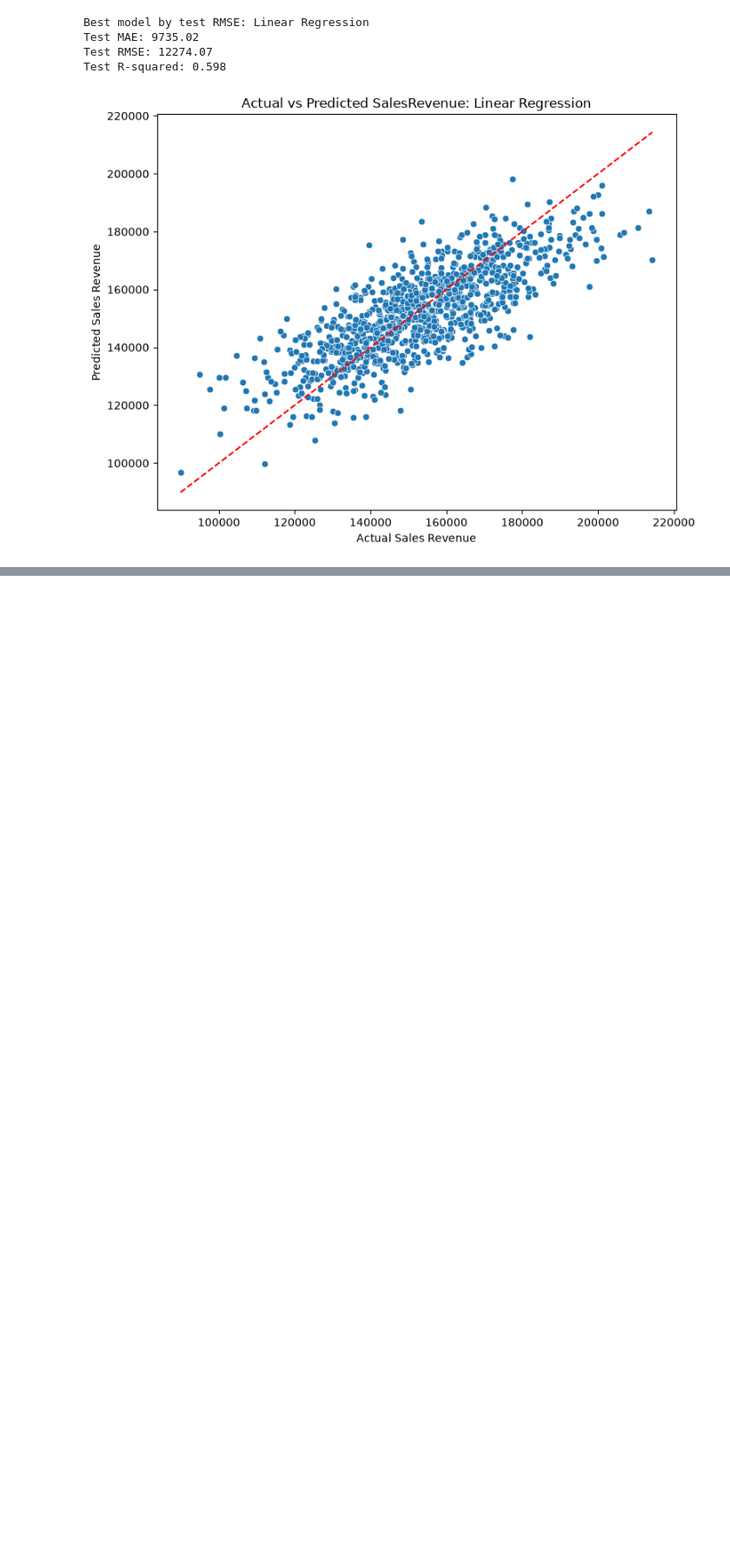
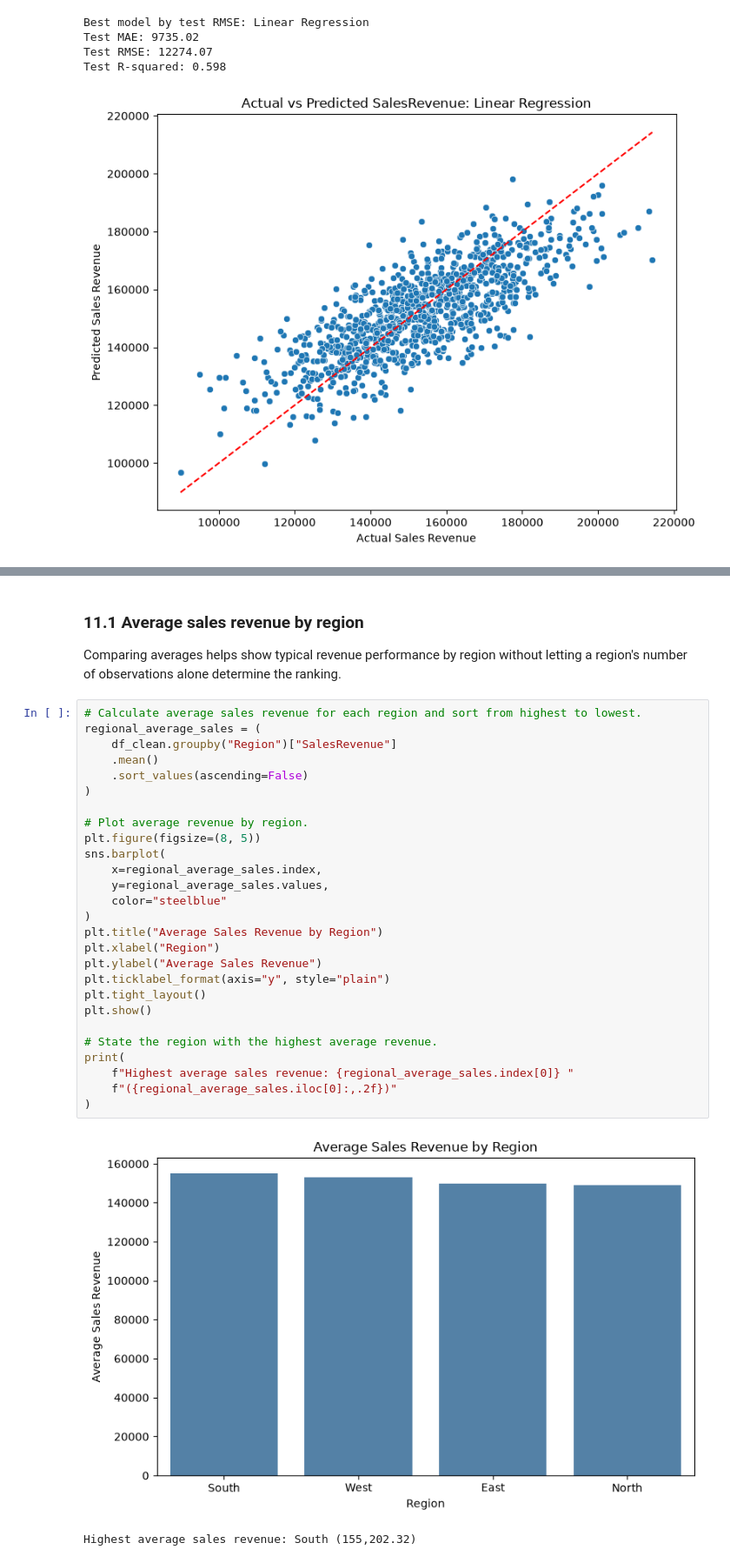
Before and after one commit to RyanMitchell8/Research-Analytics-Ca1, a Jupyter notebook: Ca1-folder/Task_1_Retail_Performance.ipynb, the cells around one changed output, grey strips where cells are left out. Shown at 87% size. Cells and saved outputs as stored; diff of their text form; blank space fills up the shorter version.

Commit message:
Task One: Visualistion made with charts

```diff
--- a/Ca1-folder/Task_1_Retail_Performance.ipynb
+++ b/Ca1-folder/Task_1_Retail_Performance.ipynb
@@ -829,0 +834,34 @@ Test R-squared: 0.598
+# %% [markdown]
+### 11.1 Average sales revenue by region
+
+Comparing averages helps show typical revenue performance by region without letting a region's number of observations alone determine the ranking.
+# %%
+# Calculate average sales revenue for each region and sort from highest to lowest.
+regional_average_sales = (
+    df_clean.groupby("Region")["SalesRevenue"]
+    .mean()
+    .sort_values(ascending=False)
+)
+
+# Plot average revenue by region.
+plt.figure(figsize=(8, 5))
+sns.barplot(
+    x=regional_average_sales.index,
+    y=regional_average_sales.values,
+    color="steelblue"
+)
+plt.title("Average Sales Revenue by Region")
+plt.xlabel("Region")
+plt.ylabel("Average Sales Revenue")
+plt.ticklabel_format(axis="y", style="plain")
+plt.tight_layout()
+plt.show()
+
+# State the region with the highest average revenue.
+print(
+    f"Highest average sales revenue: {regional_average_sales.index[0]} "
+    f"({regional_average_sales.iloc[0]:,.2f})"
+)
+# %% [output]
+[figure, added]
+Highest average sales revenue: South (155,202.32)
```
Also changed, not shown: parts of 5 cells of this notebook.
